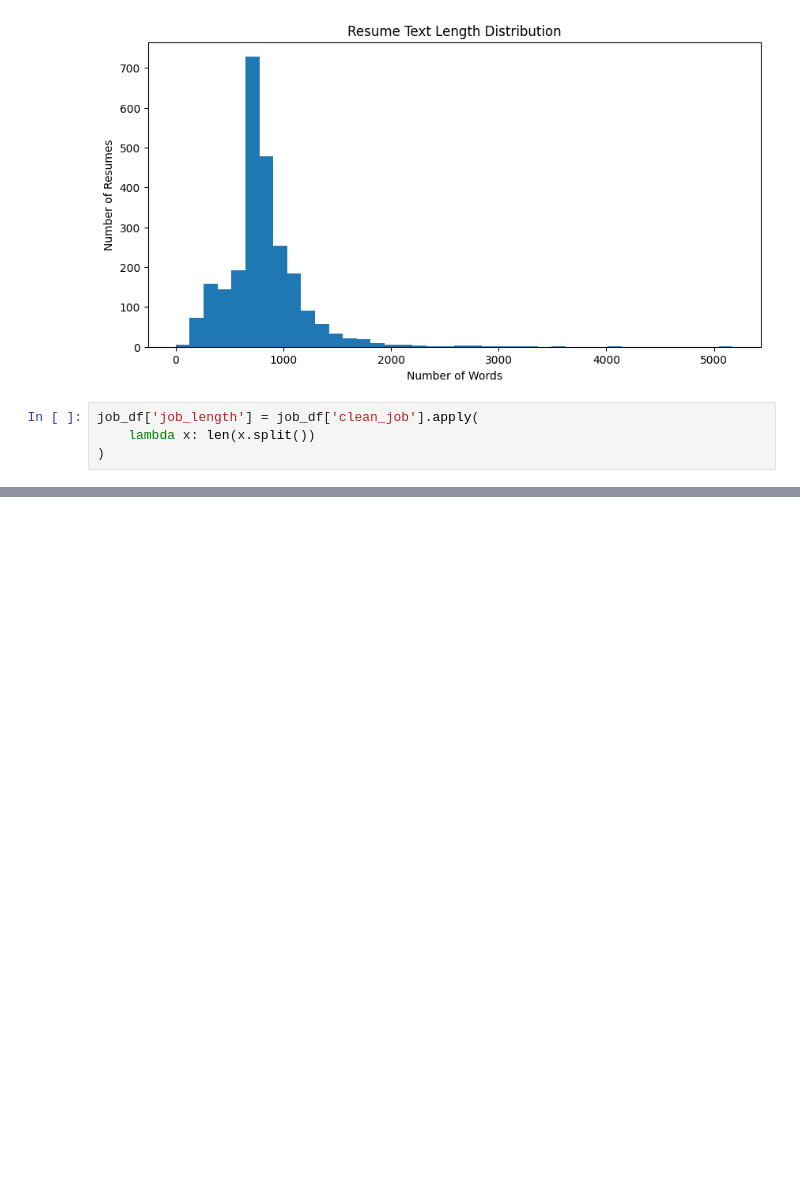
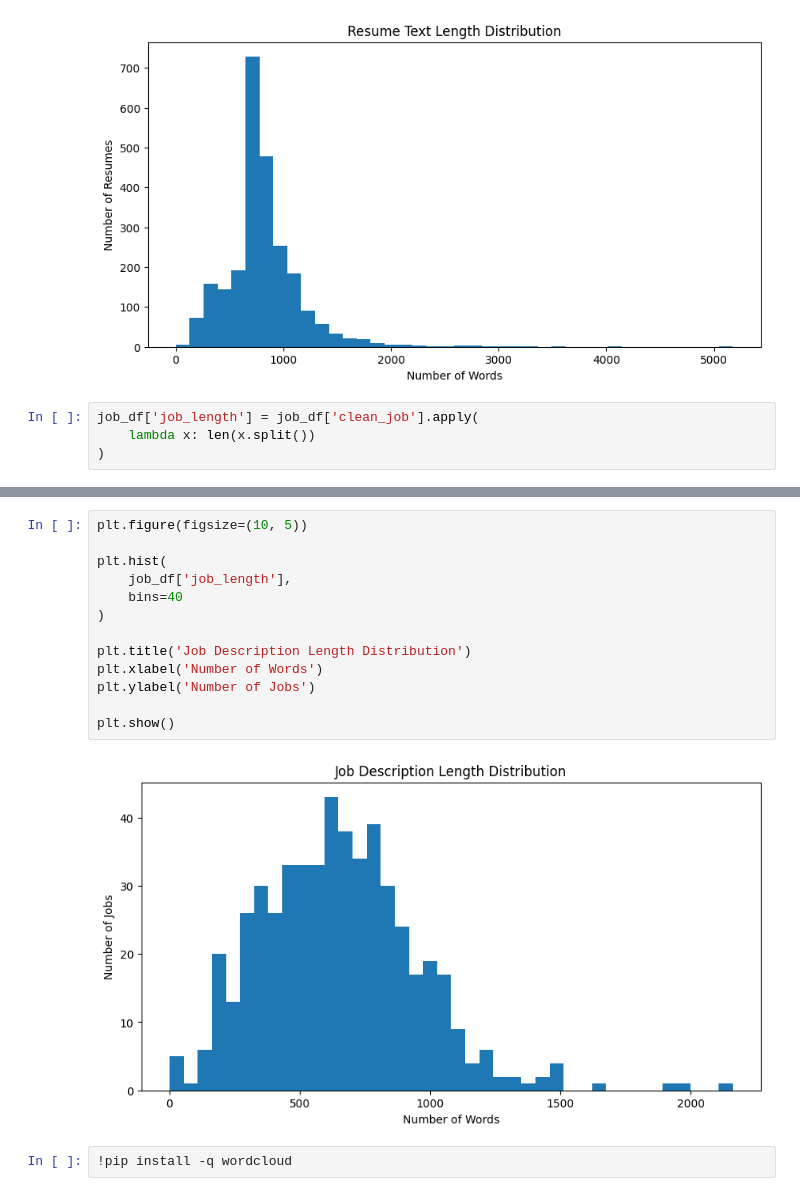
Before and after one commit to Savindi2002/CV-Analyzer-Job-Matching, a Jupyter notebook: CV_Analyzer.ipynb, the cells around one changed output, grey strips where cells are left out. Cells and saved outputs as stored; diff of their text form; blank space fills up the shorter version.

```diff
--- a/CV_Analyzer.ipynb
+++ b/CV_Analyzer.ipynb
@@ -326,0 +339,17 @@ job_df['job_length'] = job_df['clean_job'].apply(
+# %%
+plt.figure(figsize=(10, 5))
+
+plt.hist(
+    job_df['job_length'],
+    bins=40
+)
+
+plt.title('Job Description Length Distribution')
+plt.xlabel('Number of Words')
+plt.ylabel('Number of Jobs')
+
+plt.show()
+# %% [output]
+[figure, added]
+# %%
+!pip install -q wordcloud
```
Also changed, not shown: parts of 3 cells of this notebook.
